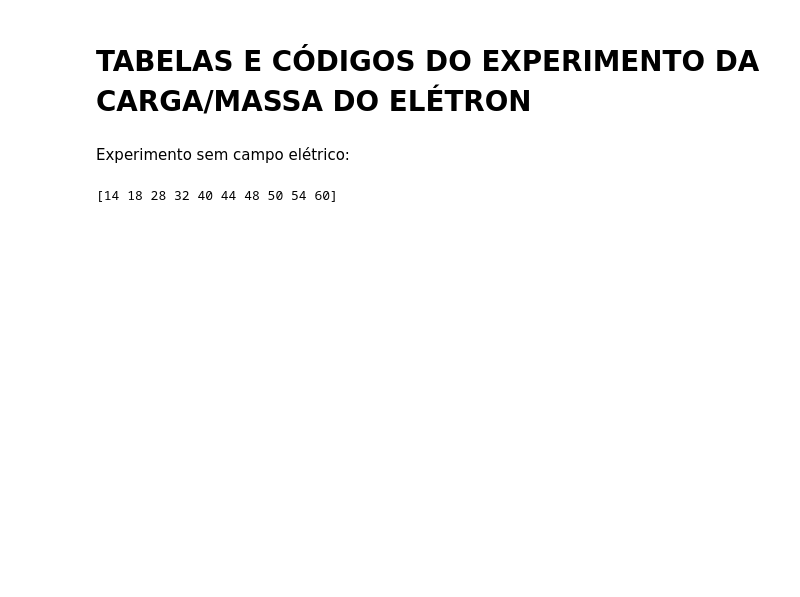
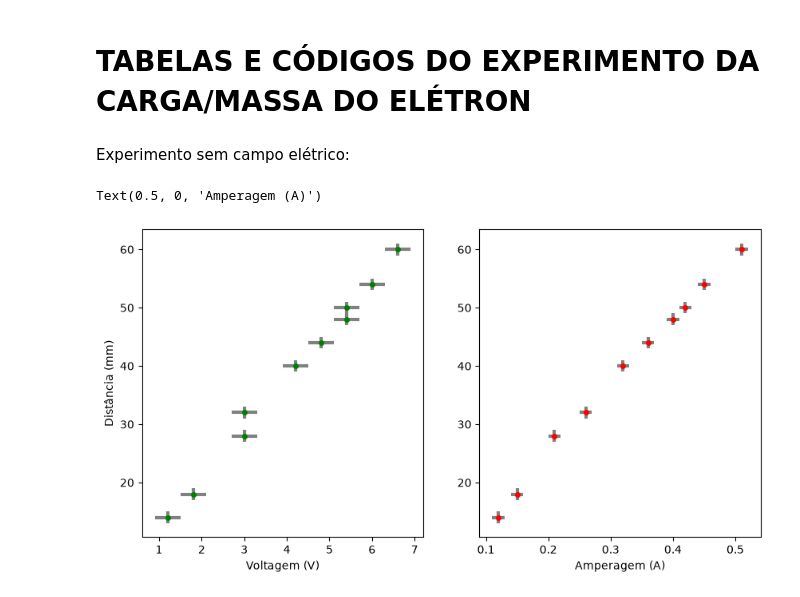
Before and after one commit to BernardoSGouveia/Laborat-rio-de-f-sica-qu-ntica, a Jupyter notebook: carga-massa.ipynb, the cells around one changed output. Drawn from its saved outputs; the diff is of its cells as text; code cells hidden in the pictures; blank space fills up the shorter version.

```diff
--- a/carga-massa.ipynb
+++ b/carga-massa.ipynb
@@ -7,13 +7,22 @@ import matplotlib.pyplot as plt
 Experimento sem campo elétrico:
 # %%
 sigV1 = 0.3 # Volts
-# sigA = 0.1 # Amperes
+sigA = 0.01 # Amperes
 sigM = 1 # Milímetros
 sigV2 = 10 # Volts
 Voltagem1 = np.array([1.2,  1.8,  3,    3,    4.2,  4.8,  5.4,  5.4,  6,    6.6])
 Amperagem = np.array([0.12, 0.15, 0.21, 0.26, 0.32, 0.36, 0.40, 0.42, 0.45, 0.51])
 Quadrados = np.array([7,    9,    14,   16,   20,   22,   24,   25,   27,   30])
 Quadrados = Quadrados * 2 # Convertendo para milímetros
-print(Quadrados)
-# %% [output]
-[14 18 28 32 40 44 48 50 54 60]
+# %%
+fig, ax1 = plt.subplots(1,2, figsize=(10, 5))
+
+ax1[0].errorbar(Voltagem1, Quadrados, xerr=sigV1, yerr=sigM, fmt='o', markersize=4, color='green', ecolor='gray', elinewidth=3, capsize=0)
+ax1[0].set_xlabel('Voltagem (V)')
+ax1[0].set_ylabel('Distância (mm)')
+
+ax1[1].errorbar(Amperagem, Quadrados, xerr=sigA, yerr=sigM, fmt='o', markersize=4, color='red', ecolor='gray', elinewidth=3, capsize=0)
+ax1[1].set_xlabel('Amperagem (A)')
+# %% [output]
+Text(0.5, 0, 'Amperagem (A)')
+[figure, added]
```
Also changed, not shown: parts of 2 cells of this notebook.
